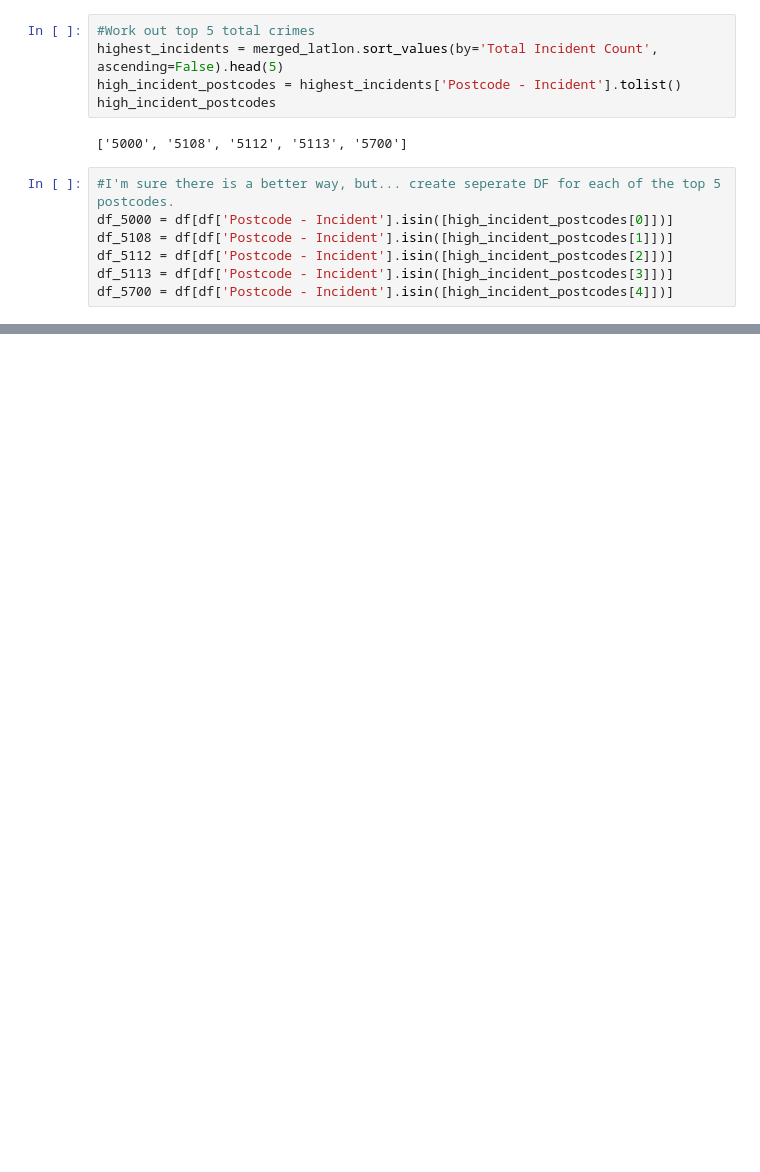
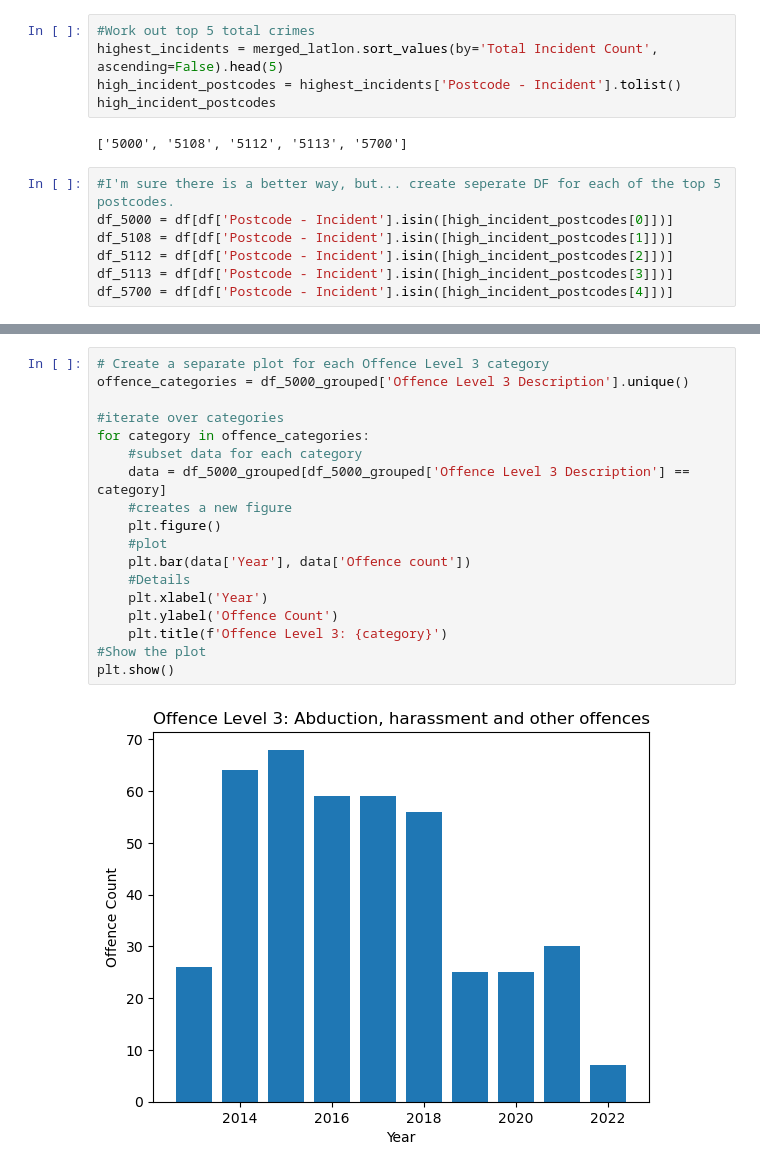
Before and after one commit to Evkn00/g1p1, a Jupyter notebook: tc-main2.ipynb, the cells around one changed output, grey strips where cells are left out. Saved outputs shown, nothing was run; the diff lists cells and outputs as text; blank space fills up the shorter version.

```diff
--- a/tc-main2.ipynb
+++ b/tc-main2.ipynb
@@ -196,0 +220,20 @@ df_5700 = df[df['Postcode - Incident'].isin([high_incident_postcodes[4]])]
+# %%
+# Create a separate plot for each Offence Level 3 category
+offence_categories = df_5000_grouped['Offence Level 3 Description'].unique()
+
+#iterate over categories
+for category in offence_categories:
+    #subset data for each category
+    data = df_5000_grouped[df_5000_grouped['Offence Level 3 Description'] == category]
+    #creates a new figure
+    plt.figure()
+    #plot
+    plt.bar(data['Year'], data['Offence count'])
+    #Details
+    plt.xlabel('Year')
+    plt.ylabel('Offence Count')
+    plt.title(f'Offence Level 3: {category}')
+#Show the plot
+plt.show()
+# %% [output]
+[figure, added]
```
Also changed, not shown: parts of 3 cells of this notebook.
